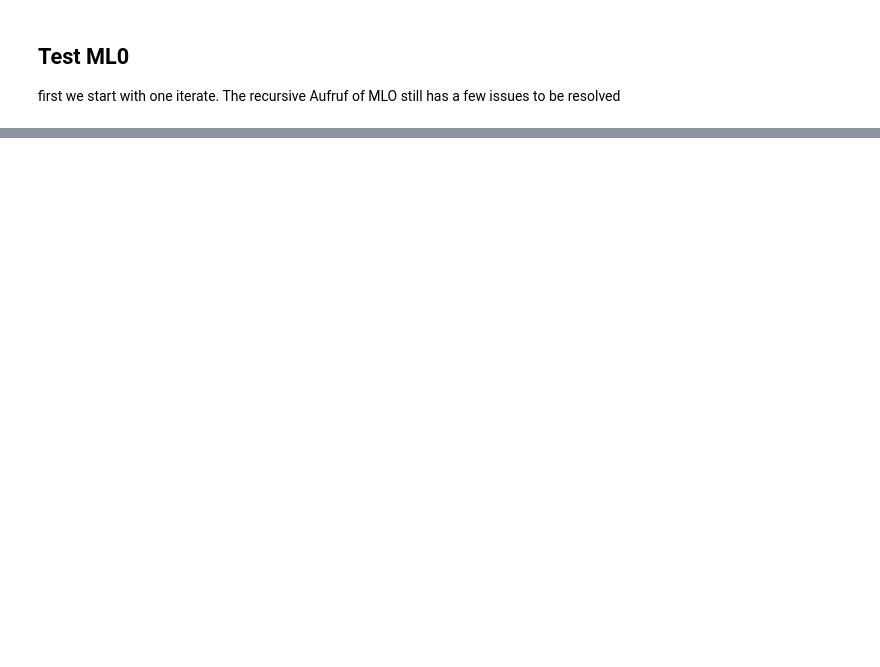
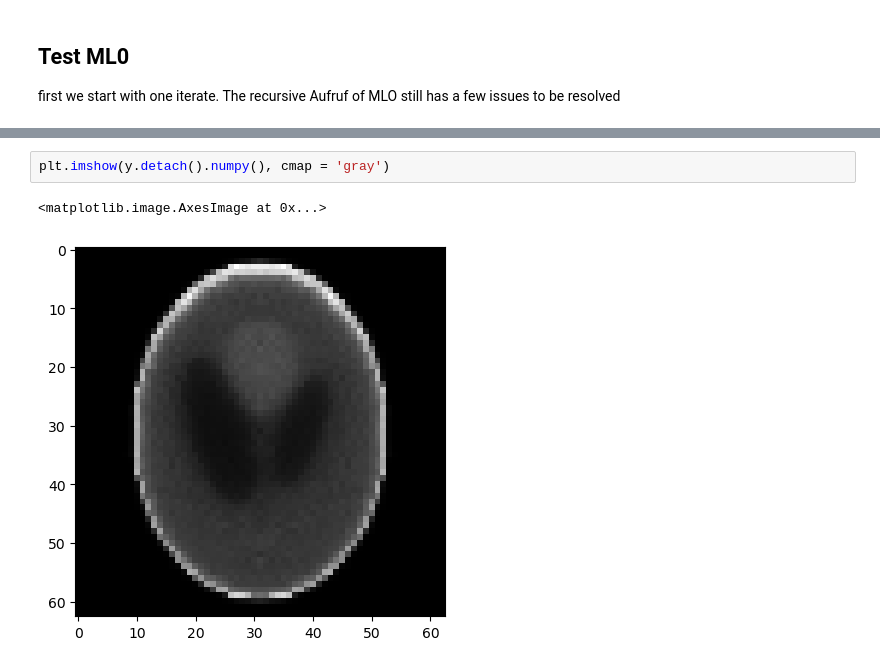
Before and after one commit to yaraelshiaty/MLBPGD, a Jupyter notebook: test_ML.ipynb, the cells around one changed output, grey strips where cells are left out. Saved outputs shown, nothing was run; the diff lists cells and outputs as text; blank space fills up the shorter version.

```diff
--- a/test_ML.ipynb
+++ b/test_ML.ipynb
@@ -161,0 +249,5 @@ tensor([[1.6410e-10, 1.0014e-11, 1.9059e-12,  ..., 1.0725e-13, 5.6058e-13,
+# %%
+plt.imshow(y.detach().numpy(), cmap = 'gray')
+# %% [output]
+<matplotlib.image.AxesImage at 0x...>
+[figure, added]
```
Also changed, not shown: parts of 13 cells of this notebook, 2 other files.
